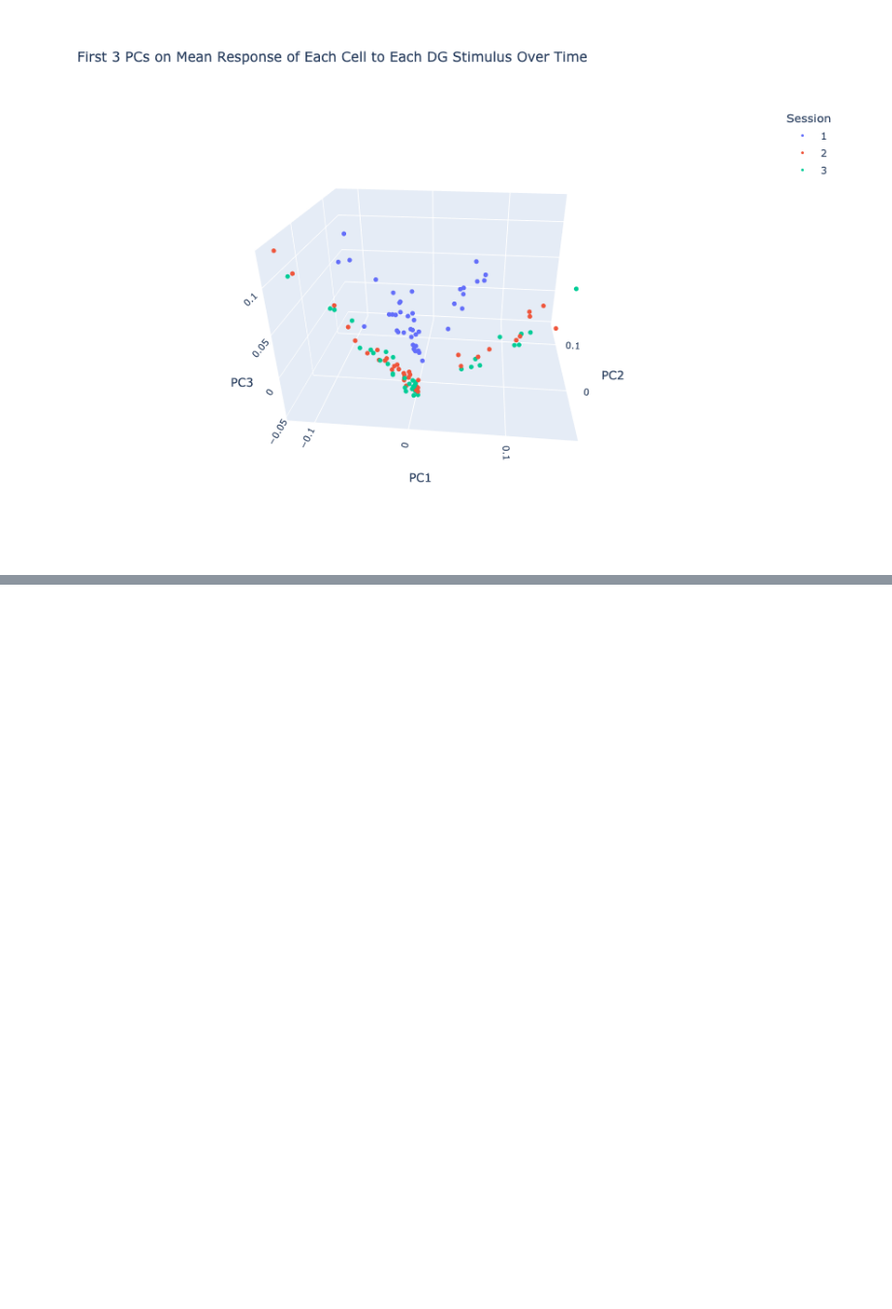
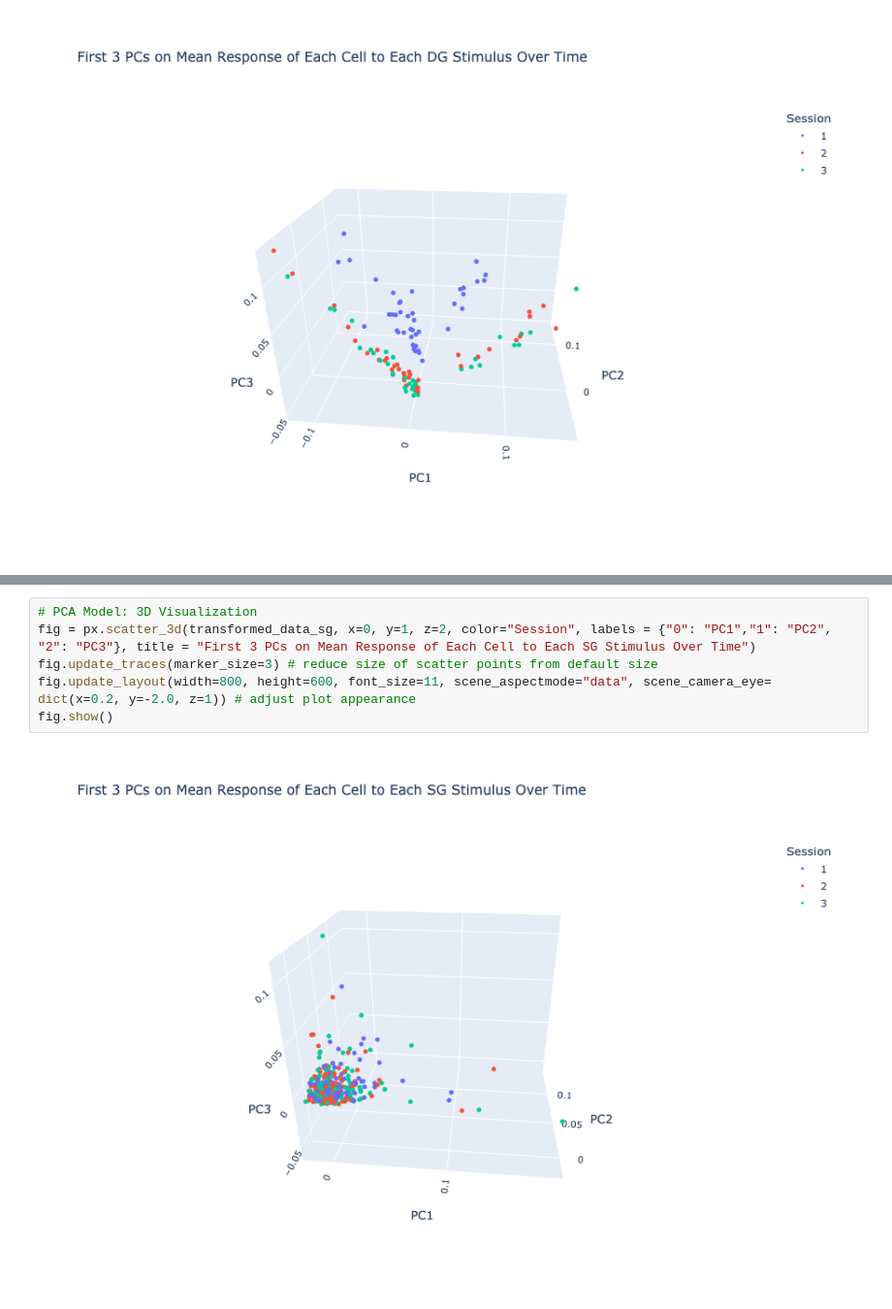
Before and after one commit to naomi-martin/swdb-representational-drift, a Jupyter notebook: code/pca_analysis.ipynb, the cells around one changed output, grey strips where cells are left out. Shown at 97% size. Drawn from its saved outputs; the diff is of its cells as text; blank space fills up the shorter version.

```diff
--- a/code/pca_analysis.ipynb
+++ b/code/pca_analysis.ipynb
@@ -348,0 +272,8 @@ fig.show()
+# %%
+# PCA Model: 3D Visualization
+fig = px.scatter_3d(transformed_data_sg, x=0, y=1, z=2, color="Session", labels = {"0": "PC1","1": "PC2", "2": "PC3"}, title = "First 3 PCs on Mean Response of Each Cell to Each SG Stimulus Over Time")
+fig.update_traces(marker_size=3) # reduce size of scatter points from default size
+fig.update_layout(width=800, height=600, font_size=11, scene_aspectmode="data", scene_camera_eye= dict(x=0.2, y=-2.0, z=1)) # adjust plot appearance
+fig.show()
+# %% [output]
+[figure, added]
```
Also changed, not shown: parts of 19 cells of this notebook, 2 other files.
